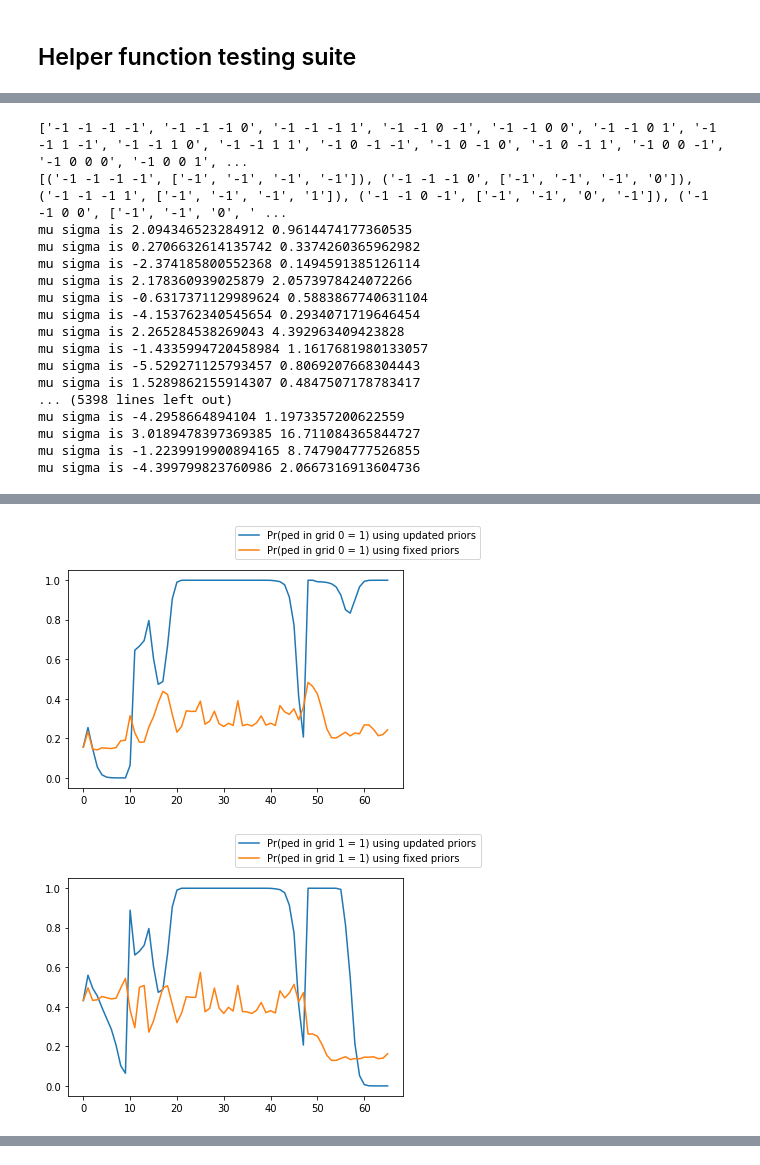
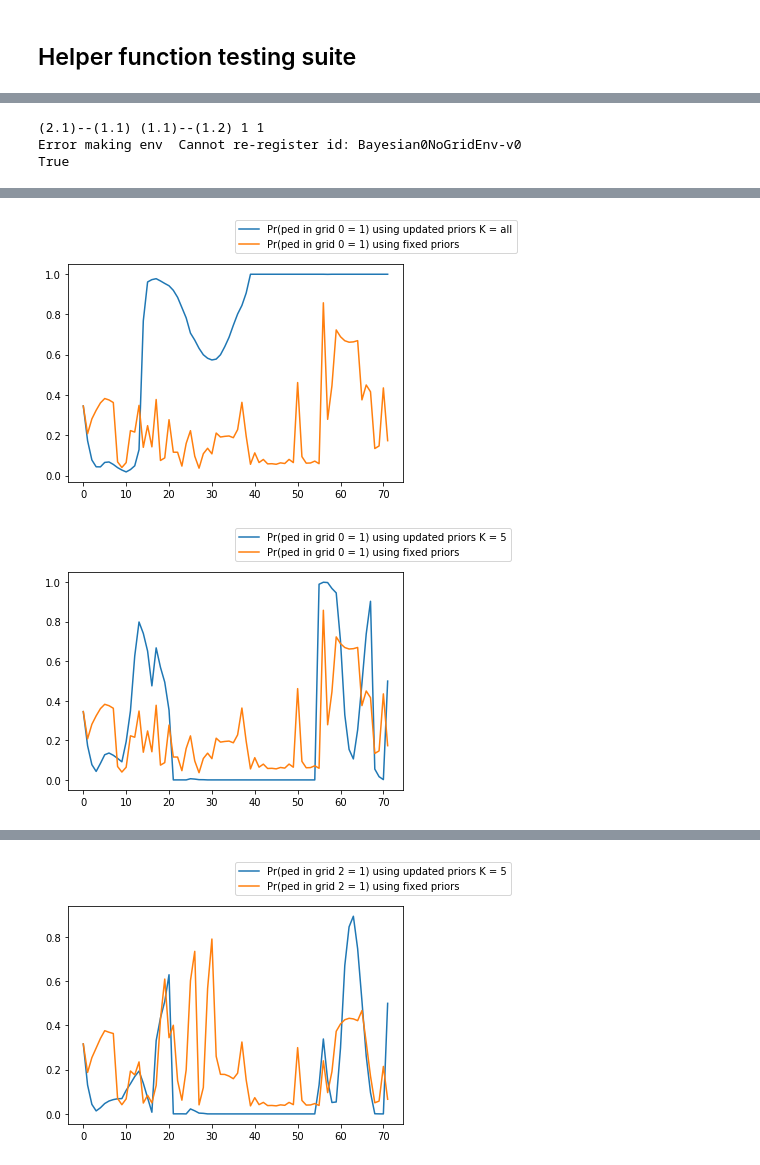
Before and after one commit to eugenevinitsky/bayesian_reasoning_traffic, a Jupyter notebook: bayesian_inference/4ped_bay0_PPO_inference.ipynb, the cells around one changed output, grey strips where cells are left out. Saved outputs shown, nothing was run; the diff lists cells and outputs as text; code cells hidden in the pictures.

```diff
--- a/bayesian_inference/4ped_bay0_PPO_inference.ipynb
+++ b/bayesian_inference/4ped_bay0_PPO_inference.ipynb
@@ -601,7 +603,7 @@ def create_parser():
     return parser
 # %%
 parser = create_parser()
-args = parser.parse_args(["/home/thankyou-always/TODO/research/bayesian_reasoning_traffic/bayesian_inference/4pedbay0lesspen995", "250"])
+args = parser.parse_args(["/home/thankyou-always/TODO/research/bayesian_reasoning_traffic/bayesian_inference/4pedbay0_995_500", "500"])
 ray.shutdown()
 ray.init(num_cpus=1)
 run_transfer(args)
@@ -625,17 +622,3 @@ True
-['-1 -1 -1 -1', '-1 -1 -1 0', '-1 -1 -1 1', '-1 -1 0 -1', '-1 -1 0 0', '-1 -1 0 1', '-1 -1 1 -1', '-1 -1 1 0', '-1 -1 1 1', '-1 0 -1 -1', '-1 0 -1 0', '-1 0 -1 1', '-1 0 0 -1', '-1 0 0 0', '-1 0 0 1', ...
-[('-1 -1 -1 -1', ['-1', '-1', '-1', '-1']), ('-1 -1 -1 0', ['-1', '-1', '-1', '0']), ('-1 -1 -1 1', ['-1', '-1', '-1', '1']), ('-1 -1 0 -1', ['-1', '-1', '0', '-1']), ('-1 -1 0 0', ['-1', '-1', '0', ' ...
-mu sigma is 2.094346523284912 0.9614474177360535
-mu sigma is 0.2706632614135742 0.3374260365962982
-mu sigma is -2.374185800552368 0.1494591385126114
-mu sigma is 2.178360939025879 2.0573978424072266
-mu sigma is -0.6317371129989624 0.5883867740631104
-mu sigma is -4.153762340545654 0.2934071719646454
-mu sigma is 2.265284538269043 4.392963409423828
-mu sigma is -1.4335994720458984 1.1617681980133057
-mu sigma is -5.529271125793457 0.8069207668304443
-mu sigma is 1.5289862155914307 0.4847507178783417
-... (5398 lines left out)
-mu sigma is -4.2958664894104 1.1973357200622559
-mu sigma is 3.0189478397369385 16.711084365844727
-mu sigma is -1.2239919900894165 8.747904777526855
-mu sigma is -4.399799823760986 2.0667316913604736
+(2.1)--(1.1) (1.1)--(1.2) 1 1
+Error making env  Cannot re-register id: Bayesian0NoGridEnv-v0
+True
@@ -642,2 +628,2 @@ mu sigma is -4.399799823760986 2.0667316913604736
-[figure, old version]
+[figure, new version]
-[figure, old version]
+[figure, new version]
@@ -646,0 +633 @@ mu sigma is -4.399799823760986 2.0667316913604736
+[figure, added]
```
Also changed, not shown: parts of 12 cells of this notebook, 1 other file.
